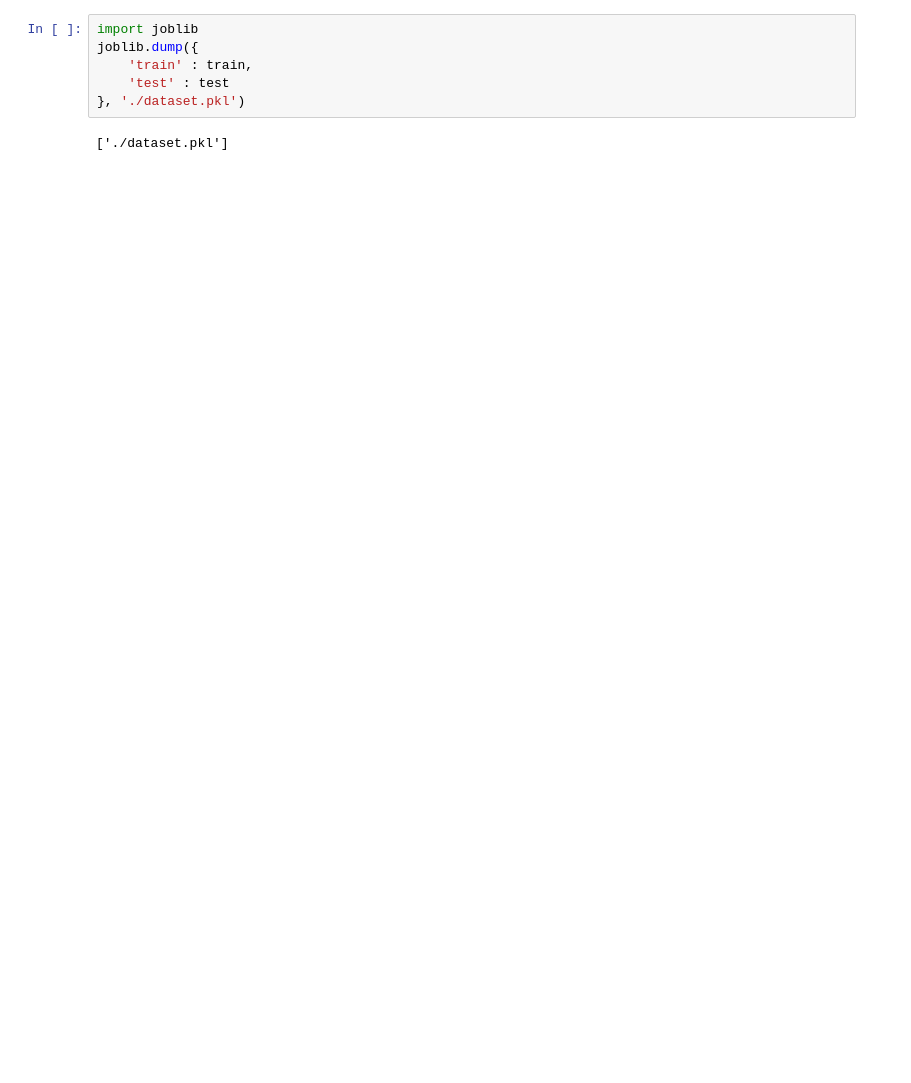
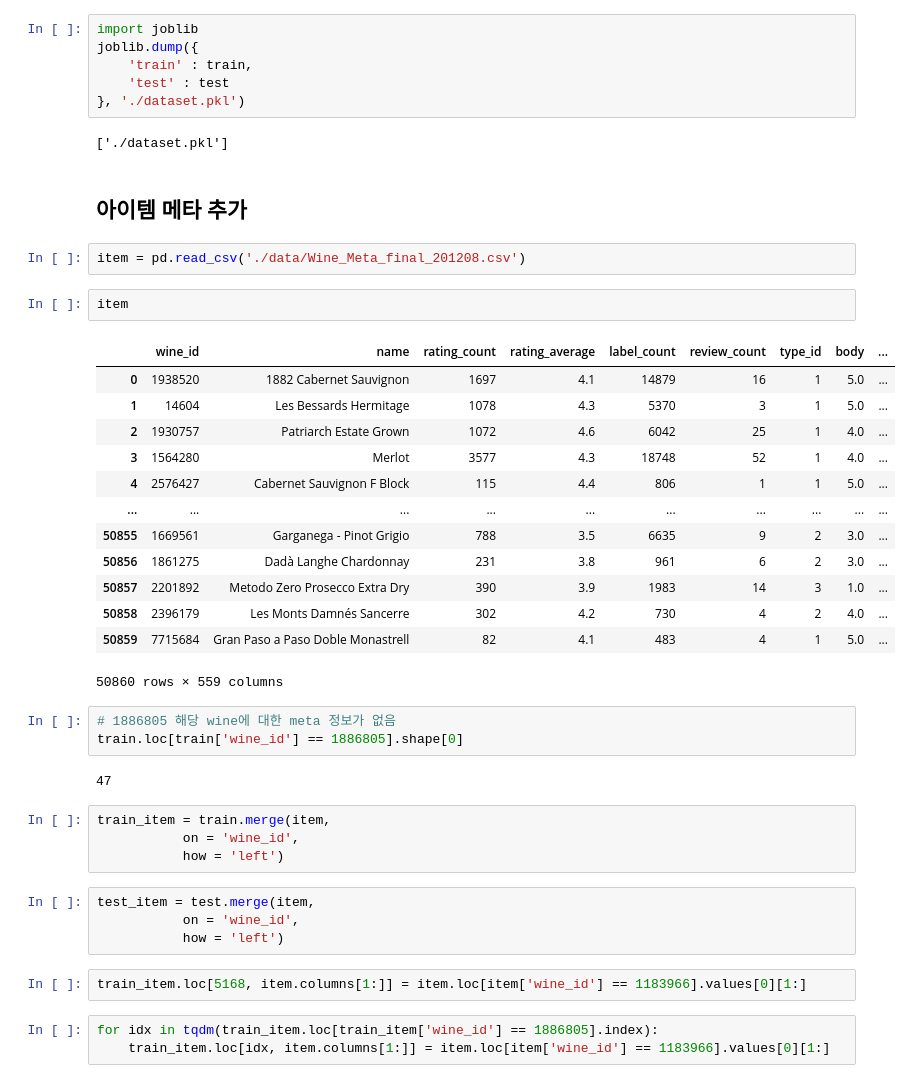
Before and after one commit to tobigs-reco-conf-1314/Tommelier, a Jupyter notebook: jinseok/1217_prep4predictRating.ipynb, the cells around one changed output. Drawn from its saved outputs; the diff is of its cells as text; blank space fills up the shorter version.

```diff
--- a/jinseok/1217_prep4predictRating.ipynb
+++ b/jinseok/1217_prep4predictRating.ipynb
@@ -318,3 +312,41 @@ joblib.dump({
 }, './dataset.pkl')
 # %% [output]
 ['./dataset.pkl']
+# %% [markdown]
+## 아이템 메타 추가
+# %%
+item = pd.read_csv('./data/Wine_Meta_final_201208.csv')
+# %%
+item
+# %% [output]
+|  | wine_id | name | rating_count | rating_average | label_count | review_count | type_id | body | ... |
+| 0 | 1938520 | 1882 Cabernet Sauvignon | 1697 | 4.1 | 14879 | 16 | 1 | 5.0 | ... |
+| 1 | 14604 | Les Bessards Hermitage | 1078 | 4.3 | 5370 | 3 | 1 | 5.0 | ... |
+| 2 | 1930757 | Patriarch Estate Grown | 1072 | 4.6 | 6042 | 25 | 1 | 4.0 | ... |
+| 3 | 1564280 | Merlot | 3577 | 4.3 | 18748 | 52 | 1 | 4.0 | ... |
+| 4 | 2576427 | Cabernet Sauvignon F Block | 115 | 4.4 | 806 | 1 | 1 | 5.0 | ... |
+| ... | ... | ... | ... | ... | ... | ... | ... | ... | ... |
+| 50855 | 1669561 | Garganega - Pinot Grigio | 788 | 3.5 | 6635 | 9 | 2 | 3.0 | ... |
+| 50856 | 1861275 | Dadà Langhe Chardonnay | 231 | 3.8 | 961 | 6 | 2 | 3.0 | ... |
+| 50857 | 2201892 | Metodo Zero Prosecco Extra Dry | 390 | 3.9 | 1983 | 14 | 3 | 1.0 | ... |
+| 50858 | 2396179 | Les Monts Damnés Sancerre | 302 | 4.2 | 730 | 4 | 2 | 4.0 | ... |
+| 50859 | 7715684 | Gran Paso a Paso Doble Monastrell | 82 | 4.1 | 483 | 4 | 1 | 5.0 | ... |
+50860 rows × 559 columns
+# %%
+# 1886805 해당 wine에 대한 meta 정보가 없음
+train.loc[train['wine_id'] == 1886805].shape[0]
+# %% [output]
+47
+# %%
+train_item = train.merge(item,
+           on = 'wine_id',
+           how = 'left')
+# %%
+test_item = test.merge(item,
+           on = 'wine_id',
+           how = 'left')
+# %%
+train_item.loc[5168, item.columns[1:]] = item.loc[item['wine_id'] == 1183966].values[0][1:]
+# %%
+for idx in tqdm(train_item.loc[train_item['wine_id'] == 1886805].index):
+    train_item.loc[idx, item.columns[1:]] = item.loc[item['wine_id'] == 1183966].values[0][1:]
```
Also changed, not shown: parts of 16 cells of this notebook.
